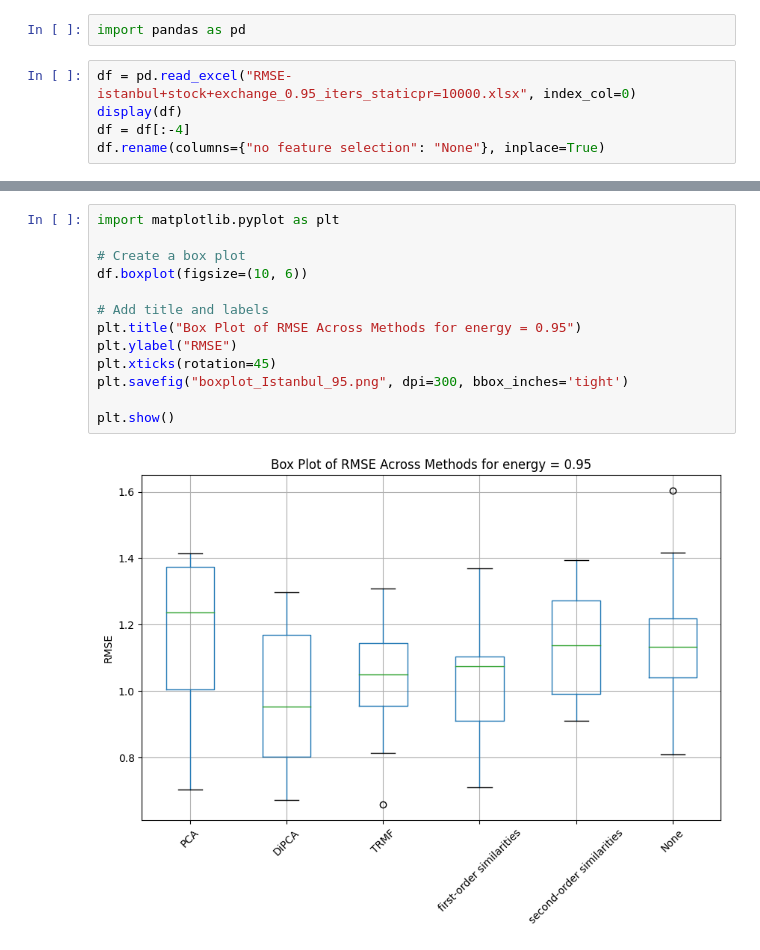
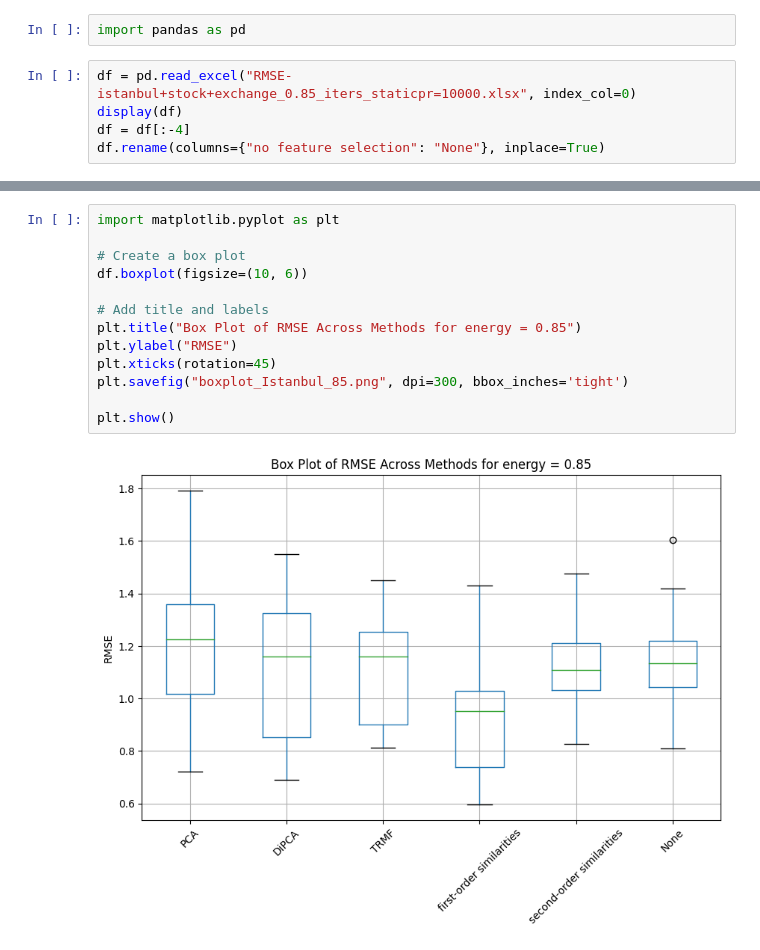
Before and after one commit to sepidCs/codes, a Jupyter notebook: experiments/istanbul+stock+exchange/data_akbilgic.xlsx/0.85istanbul+stock+exchange/boxplot.ipynb, the cells around one changed output, grey strips where cells are left out. Drawn from its saved outputs; the diff is of its cells as text.

```diff
--- a/experiments/istanbul+stock+exchange/data_akbilgic.xlsx/0.85istanbul+stock+exchange/boxplot.ipynb
+++ b/experiments/istanbul+stock+exchange/data_akbilgic.xlsx/0.85istanbul+stock+exchange/boxplot.ipynb
@@ -1,7 +1,7 @@
 # %%
 import pandas as pd
 # %%
-df = pd.read_excel("RMSE-istanbul+stock+exchange_0.95_iters_staticpr=10000.xlsx", index_col=0)
+df = pd.read_excel("RMSE-istanbul+stock+exchange_0.85_iters_staticpr=10000.xlsx", index_col=0)
 display(df)
 df = df[:-4]
 df.rename(columns={"no feature selection": "None"}, inplace=True)
@@ -38,15 +38,15 @@ df
 # %%
 import matplotlib.pyplot as plt
 
 # Create a box plot
 df.boxplot(figsize=(10, 6))
 
 # Add title and labels
-plt.title("Box Plot of RMSE Across Methods for energy = 0.95")
+plt.title("Box Plot of RMSE Across Methods for energy = 0.85")
 plt.ylabel("RMSE")
 plt.xticks(rotation=45)
-plt.savefig("boxplot_Istanbul_95.png", dpi=300, bbox_inches='tight')
+plt.savefig("boxplot_Istanbul_85.png", dpi=300, bbox_inches='tight')
 
 plt.show()
 # %% [output]
-[figure, old version]
+[figure, new version]
```
Also changed, not shown: parts of 2 cells of this notebook.
